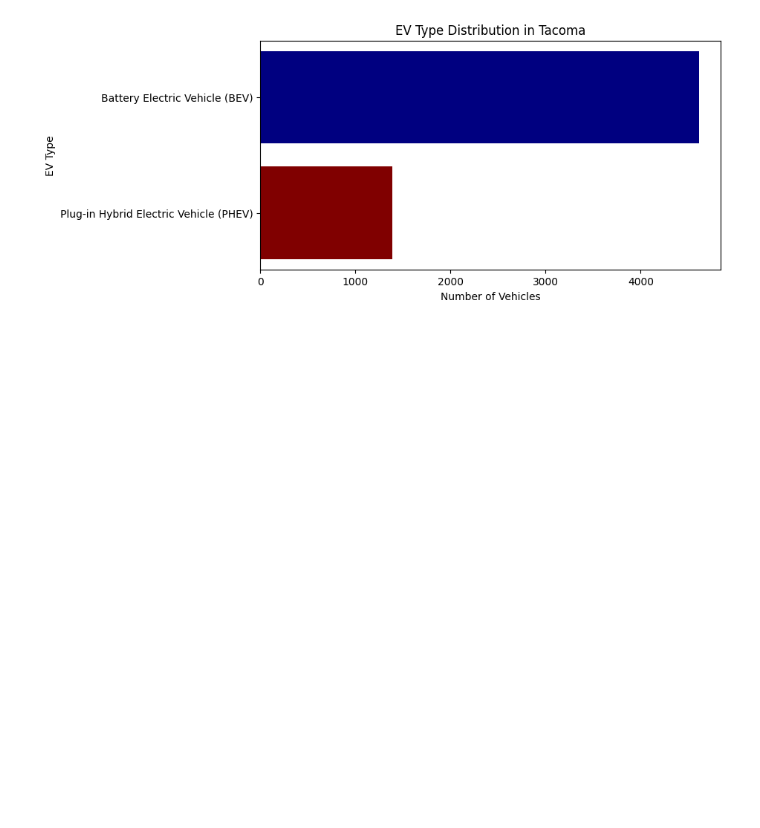
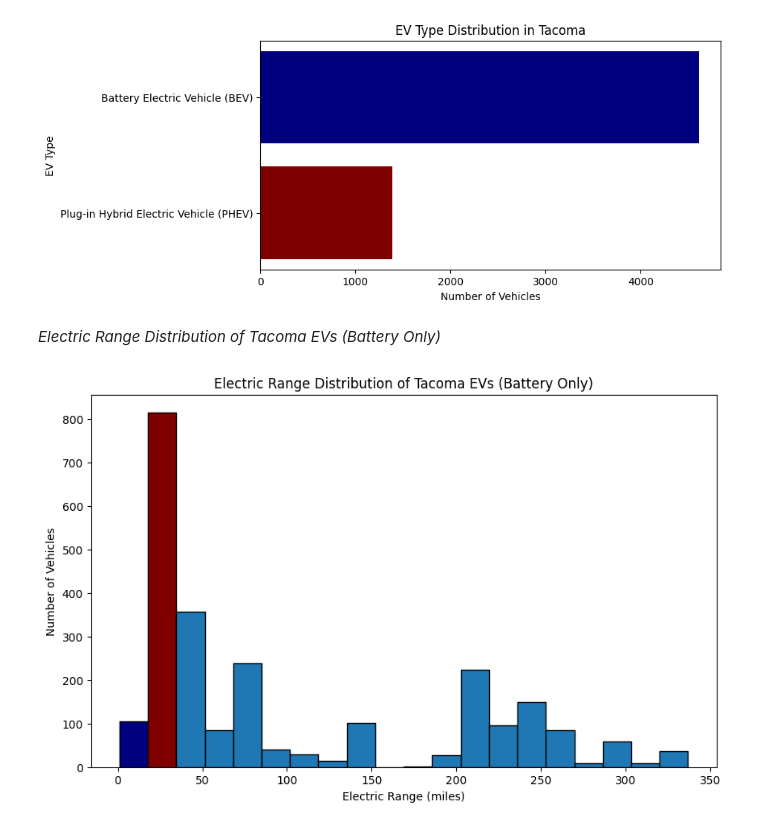
Before and after one commit to OsmanyGithub/Tacoma-EV-Dashboard, a Jupyter notebook: notebooks/ev_data_analysis.ipynb, the cells around one changed output. Drawn from its saved outputs; the diff is of its cells as text; code cells hidden in the pictures; blank space fills up the shorter version.

Commit message:
Add Tacoma EV electric range distribution histogram with gradient

```diff
--- a/notebooks/ev_data_analysis.ipynb
+++ b/notebooks/ev_data_analysis.ipynb
@@ -109,3 +102,26 @@ plt.gca().invert_yaxis()  # largest on top
 plt.show()
 # %% [output]
 [figure]
+# %%
+tacoma_range = tacoma_ev[~tacoma_ev["Electric Range"].isna()]["Electric Range"]
+print(tacoma_range.describe())
+# %% [markdown]
+*Electric Range Distribution of Tacoma EVs (Battery Only)*
+# %%
+tacoma_range_nonzero = tacoma_range[tacoma_range > 0]
+
+bins = 20
+color = cm.turbo(np.linspace(0, 1, bins))
+
+plt.figure(figsize=(10,6))
+n, bins_edges, patches = plt.hist(tacoma_range_nonzero, bins=bins, edgecolor='black')
+
+for patch, color in zip(patches, colors):
+    patch.set_facecolor(color)
+
+plt.xlabel("Electric Range (miles)")
+plt.ylabel("Number of Vehicles")
+plt.title("Electric Range Distribution of Tacoma EVs (Battery Only)")
+plt.show()
+# %% [output]
+[figure, added]
```
Also changed, not shown: parts of 2 cells of this notebook.
